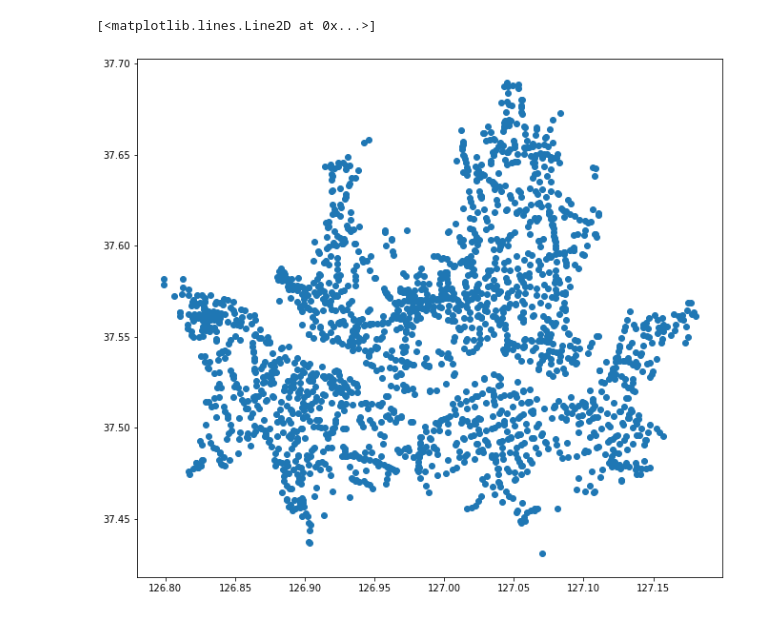
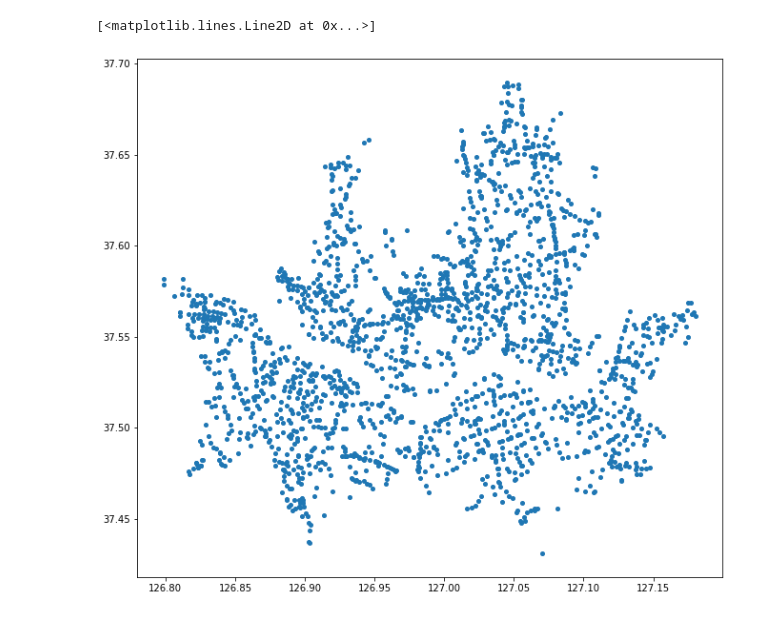
Before and after one commit to GyoHeon/UOS_bicycle, a Jupyter notebook: station.ipynb, the cells around one changed output. Drawn from its saved outputs; the diff is of its cells as text; code cells hidden in the pictures.

```diff
--- a/station.ipynb
+++ b/station.ipynb
@@ -44,7 +45,7 @@ l
 # %%
 # plt 정류소 단순 위치
 plt.figure(figsize = (11, 10))
-plt.plot(station.iloc[:, 5], station.iloc[:, 4], 'o')
+plt.plot(station.iloc[:, 5], station.iloc[:, 4], 'o', markersize = 4)
 # %% [output]
 [<matplotlib.lines.Line2D at 0x...>]
-[figure, old version]
+[figure, new version]
```
Also changed, not shown: parts of 2 cells of this notebook.
